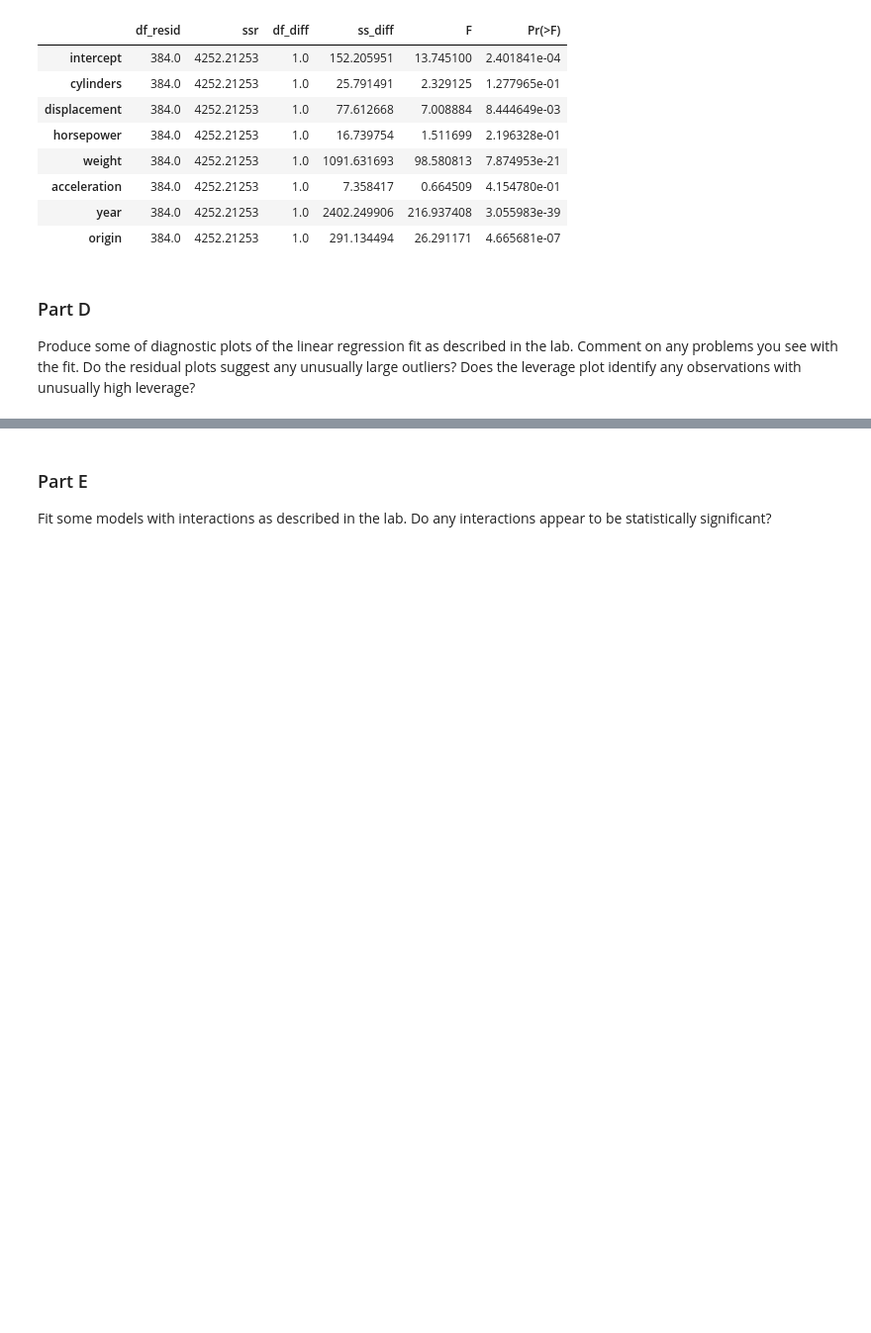
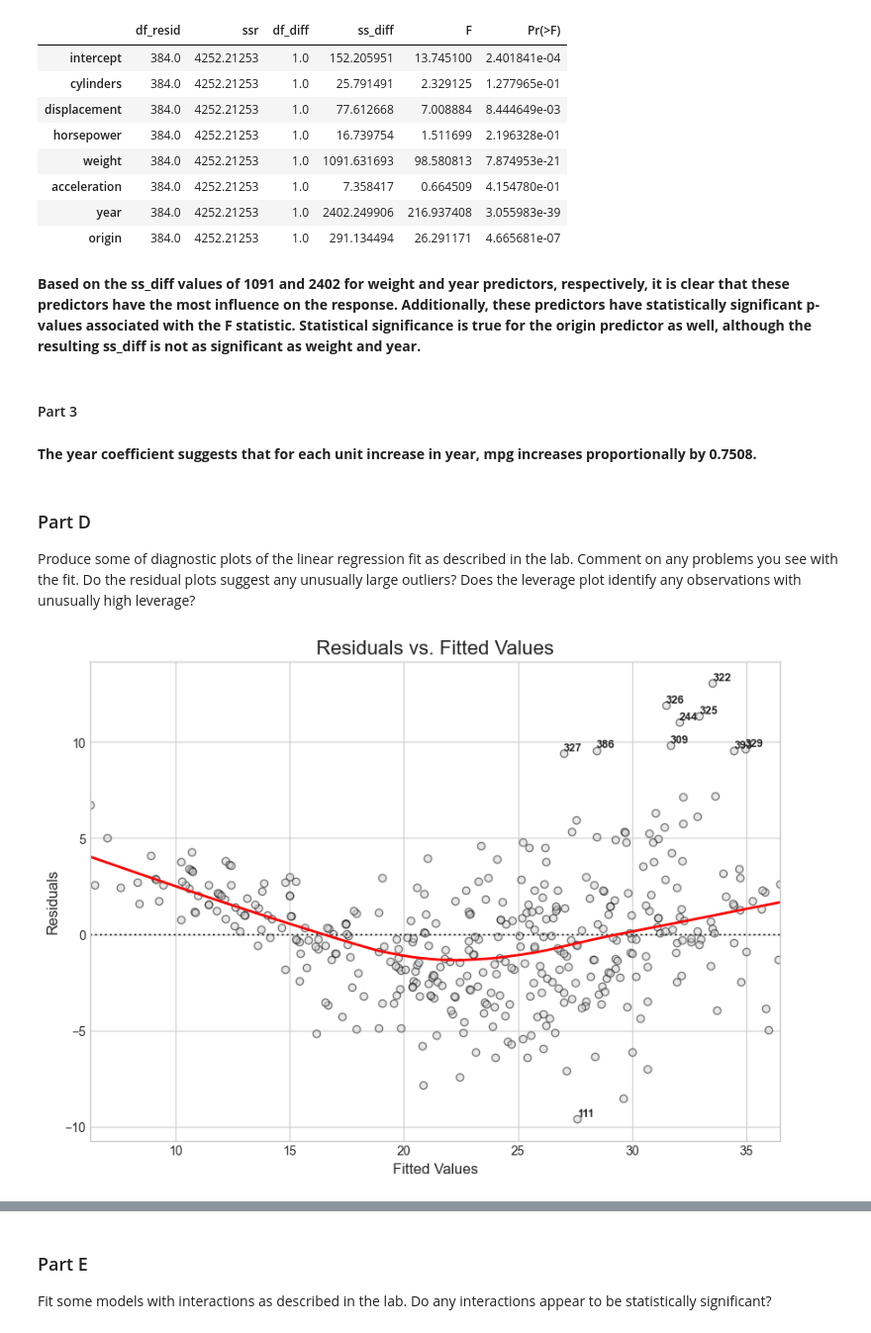
Before and after one commit to rcwaterman/DSE6111, a Jupyter notebook: Module_2/Chapter_3_Exercises/Chapter_3_Exercises.ipynb, the cells around one changed output, grey strips where cells are left out. Shown at 99% size. Saved outputs shown, nothing was run; the diff lists cells and outputs as text; code cells hidden in the pictures; blank space fills up the shorter version.

```diff
--- a/Module_2/Chapter_3_Exercises/Chapter_3_Exercises.ipynb
+++ b/Module_2/Chapter_3_Exercises/Chapter_3_Exercises.ipynb
@@ -119,6 +129,12 @@ df
 | acceleration | 384.0 | 4252.21253 | 1.0 | 7.358417 | 0.664509 | 4.154780e-01 |
 | year | 384.0 | 4252.21253 | 1.0 | 2402.249906 | 216.937408 | 3.055983e-39 |
 | origin | 384.0 | 4252.21253 | 1.0 | 291.134494 | 26.291171 | 4.665681e-07 |
+# %% [markdown]
+**Based on the ss_diff values of 1091 and 2402 for weight and year predictors, respectively, it is clear that these predictors have the most influence on the response. Additionally, these predictors have statistically significant p-values associated with the F statistic. Statistical significance is true for the origin predictor as well, although the resulting ss_diff is not as significant as weight and year.**
+# %% [markdown]
+#### Part 3
+# %% [markdown]
+**The year coefficient suggests that for each unit increase in year, mpg increases proportionally by 0.7508.**
 # %% [markdown]
 ### Part D
 
@@ -129,0 +150,41 @@ high leverage?
+# %%
+# RESIDUALS PLOT REFERENCE LINK: https://seaborn.pydata.org/generated/seaborn.residplot.html
+
+residuals = model.resid
+fitted_values = model.fittedvalues
+
+# Set up the plot
+plt.style.use('seaborn-v0_8-whitegrid')
+fig, ax = plt.subplots(figsize=(10, 7))
+
+# Use seaborn.residplot which creates the scatter plot and adds a LOWESS smoother
+sns.residplot(
+    x=fitted_values,
+    y=residuals,
+    lowess=True,  # This adds the LOWESS trend line
+    ax=ax,
+    scatter_kws={'alpha': 0.5, 'facecolors': 'lightgray', 'edgecolors': 'k'},
+    line_kws={'color': 'red', 'lw': 2}
+)
+
+#Identify the outlying points, reference found here: https://stackoverflow.com/questions/6910641/how-do-i-get-indices-of-n-maximum-values-in-a-numpy-array
+abs_residuals = np.absolute(residuals)
+top_n = 10
+top_indices = abs_residuals.nlargest(top_n).index
+
+# Add text labels for these points
+for i in top_indices:
+    ax.text(fitted_values[i], residuals[i], str(i),
+            horizontalalignment='left',
+            verticalalignment='bottom',
+            fontsize=9,
+            fontweight='bold')
+
+# Set titles and labels for clarity
+ax.set_title('Residuals vs. Fitted Values', fontsize=16)
+ax.set_xlabel('Fitted Values', fontsize=12)
+ax.set_ylabel('Residuals', fontsize=12)
+
+plt.show()
+# %% [output]
+[figure, added]
```
Also changed, not shown: parts of 73 cells of this notebook, 3 other files.
